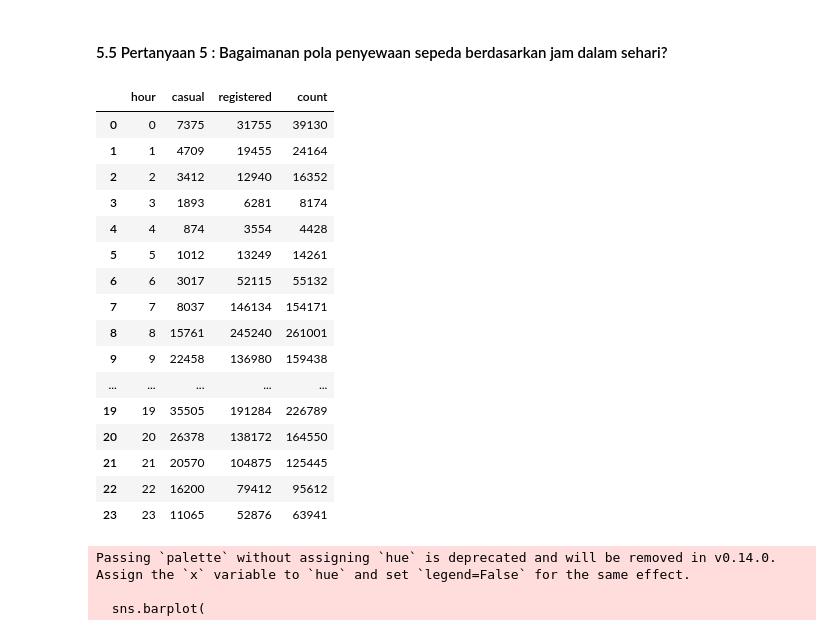
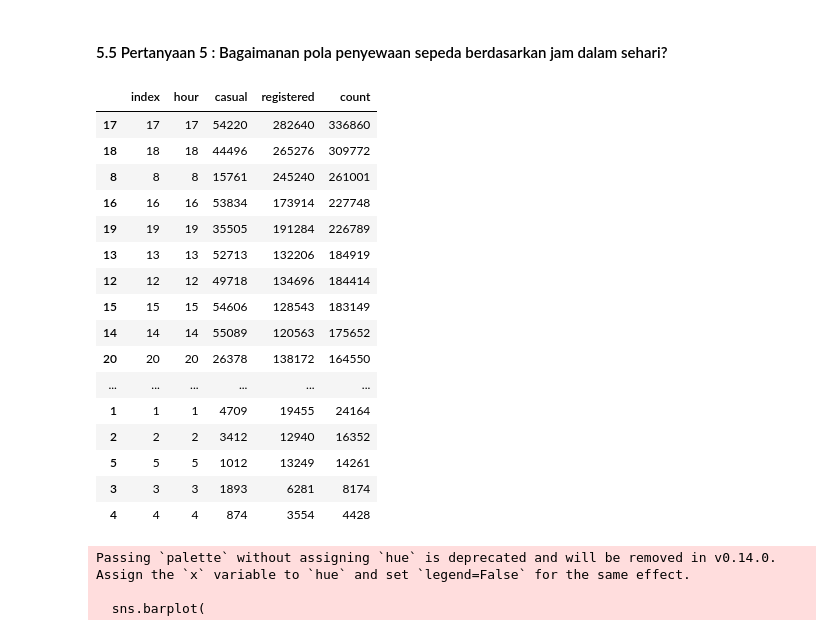
Before and after one commit to daffanarendra/Proyek-Analisis-Data-Bike-Sharing-Dataset, a Jupyter notebook: Bike_sharing.ipynb, the cells around one changed output. Cells and saved outputs as stored; diff of their text form; code cells hidden in the pictures.

```diff
--- a/Bike_sharing.ipynb
+++ b/Bike_sharing.ipynb
@@ -42,7 +71,7 @@ day_df.head()
 # %% [markdown]
 #### Data Hour
 # %%
-hour_df = pd.read_csv("https://raw.githubusercontent.com/bangbrayens/submission-data-analysis/main/data/hour.csv")
+hour_df = pd.read_csv("https://raw.githubusercontent.com/daffanarendra/Proyek-Analisis-Data-Bike-Sharing-Dataset/main/Bike-sharing-dataset/hour.csv")
 hour_df.head()
 # %% [output]
 |  | instant | dteday | season | yr | mnth | hr | holiday | weekday | workingday | weathersit | ... |
@@ -952,25 +995,26 @@ plt.show()
 # %%
 users_by_hour = users_by_hour.reset_index()
 
 users_by_hour
+users_by_hour.sort_values(by=("count"), ascending=False)
 # %% [output]
-|  | hour | casual | registered | count |
-| 0 | 0 | 7375 | 31755 | 39130 |
-| 1 | 1 | 4709 | 19455 | 24164 |
-| 2 | 2 | 3412 | 12940 | 16352 |
-| 3 | 3 | 1893 | 6281 | 8174 |
-| 4 | 4 | 874 | 3554 | 4428 |
-| 5 | 5 | 1012 | 13249 | 14261 |
-| 6 | 6 | 3017 | 52115 | 55132 |
-| 7 | 7 | 8037 | 146134 | 154171 |
-| 8 | 8 | 15761 | 245240 | 261001 |
-| 9 | 9 | 22458 | 136980 | 159438 |
-| ... | ... | ... | ... | ... |
-| 19 | 19 | 35505 | 191284 | 226789 |
-| 20 | 20 | 26378 | 138172 | 164550 |
-| 21 | 21 | 20570 | 104875 | 125445 |
-| 22 | 22 | 16200 | 79412 | 95612 |
-| 23 | 23 | 11065 | 52876 | 63941 |
+|  | index | hour | casual | registered | count |
+| 17 | 17 | 17 | 54220 | 282640 | 336860 |
+| 18 | 18 | 18 | 44496 | 265276 | 309772 |
+| 8 | 8 | 8 | 15761 | 245240 | 261001 |
+| 16 | 16 | 16 | 53834 | 173914 | 227748 |
+| 19 | 19 | 19 | 35505 | 191284 | 226789 |
+| 13 | 13 | 13 | 52713 | 132206 | 184919 |
+| 12 | 12 | 12 | 49718 | 134696 | 184414 |
+| 15 | 15 | 15 | 54606 | 128543 | 183149 |
+| 14 | 14 | 14 | 55089 | 120563 | 175652 |
+| 20 | 20 | 20 | 26378 | 138172 | 164550 |
+| ... | ... | ... | ... | ... | ... |
+| 1 | 1 | 1 | 4709 | 19455 | 24164 |
+| 2 | 2 | 2 | 3412 | 12940 | 16352 |
+| 5 | 5 | 5 | 1012 | 13249 | 14261 |
+| 3 | 3 | 3 | 1893 | 6281 | 8174 |
+| 4 | 4 | 4 | 874 | 3554 | 4428 |
 # %%
 plt.figure(figsize=(10, 6))
 
```
Also changed, not shown: parts of 32 cells of this notebook.
